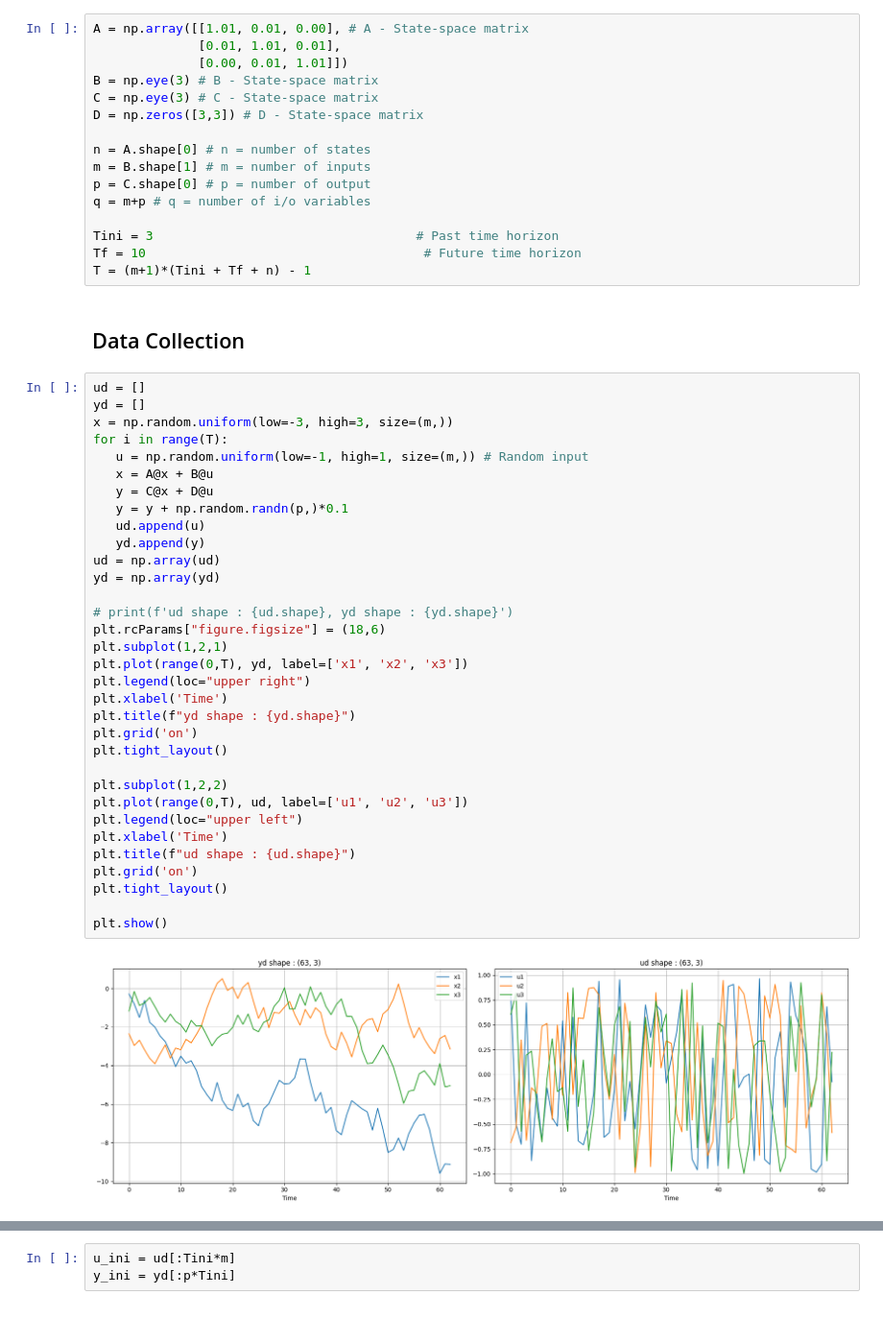
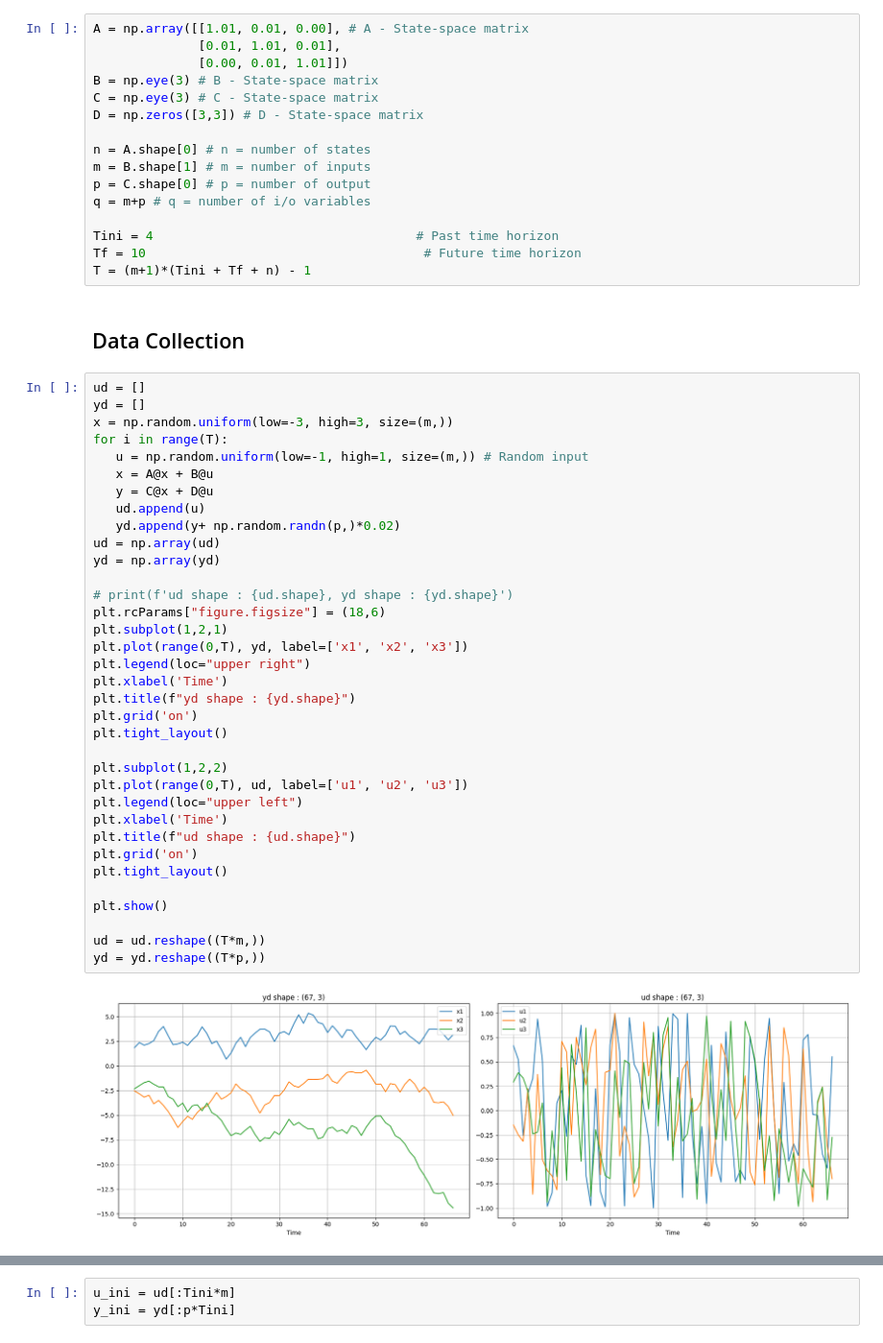
Before and after one commit to michael-cummins/DeePC-HUNT, a Jupyter notebook: notebooks/linear_deepc.ipynb, the cells around one changed output, grey strips where cells are left out. Shown at 96% size. Drawn from its saved outputs; the diff is of its cells as text.

```diff
--- a/notebooks/linear_deepc.ipynb
+++ b/notebooks/linear_deepc.ipynb
@@ -28,7 +52,7 @@ m = B.shape[1] # m = number of inputs
 p = C.shape[0] # p = number of output
 q = m+p # q = number of i/o variables
 
-Tini = 3                                   # Past time horizon
+Tini = 4                                   # Past time horizon
 Tf = 10                                     # Future time horizon
 T = (m+1)*(Tini + Tf + n) - 1
 # %% [markdown]
@@ -38,33 +62,35 @@ ud = []
 yd = []
 x = np.random.uniform(low=-3, high=3, size=(m,))
 for i in range(T):
    u = np.random.uniform(low=-1, high=1, size=(m,)) # Random input
    x = A@x + B@u
    y = C@x + D@u
-   y = y + np.random.randn(p,)*0.1
    ud.append(u)
-   yd.append(y)
+   yd.append(y+ np.random.randn(p,)*0.02)
 ud = np.array(ud)
 yd = np.array(yd)
 
 # print(f'ud shape : {ud.shape}, yd shape : {yd.shape}')
 plt.rcParams["figure.figsize"] = (18,6)
 plt.subplot(1,2,1)
 plt.plot(range(0,T), yd, label=['x1', 'x2', 'x3'])
 plt.legend(loc="upper right")
 plt.xlabel('Time')
 plt.title(f"yd shape : {yd.shape}")
 plt.grid('on')
 plt.tight_layout()
 
 plt.subplot(1,2,2)
 plt.plot(range(0,T), ud, label=['u1', 'u2', 'u3'])
 plt.legend(loc="upper left")
 plt.xlabel('Time')
 plt.title(f"ud shape : {ud.shape}")
 plt.grid('on')
 plt.tight_layout()
 
 plt.show()
+
+ud = ud.reshape((T*m,))
+yd = yd.reshape((T*p,))
 # %% [output]
-[figure, old version]
+[figure, new version]
```
Also changed, not shown: parts of 11 cells of this notebook, 5 other files.
